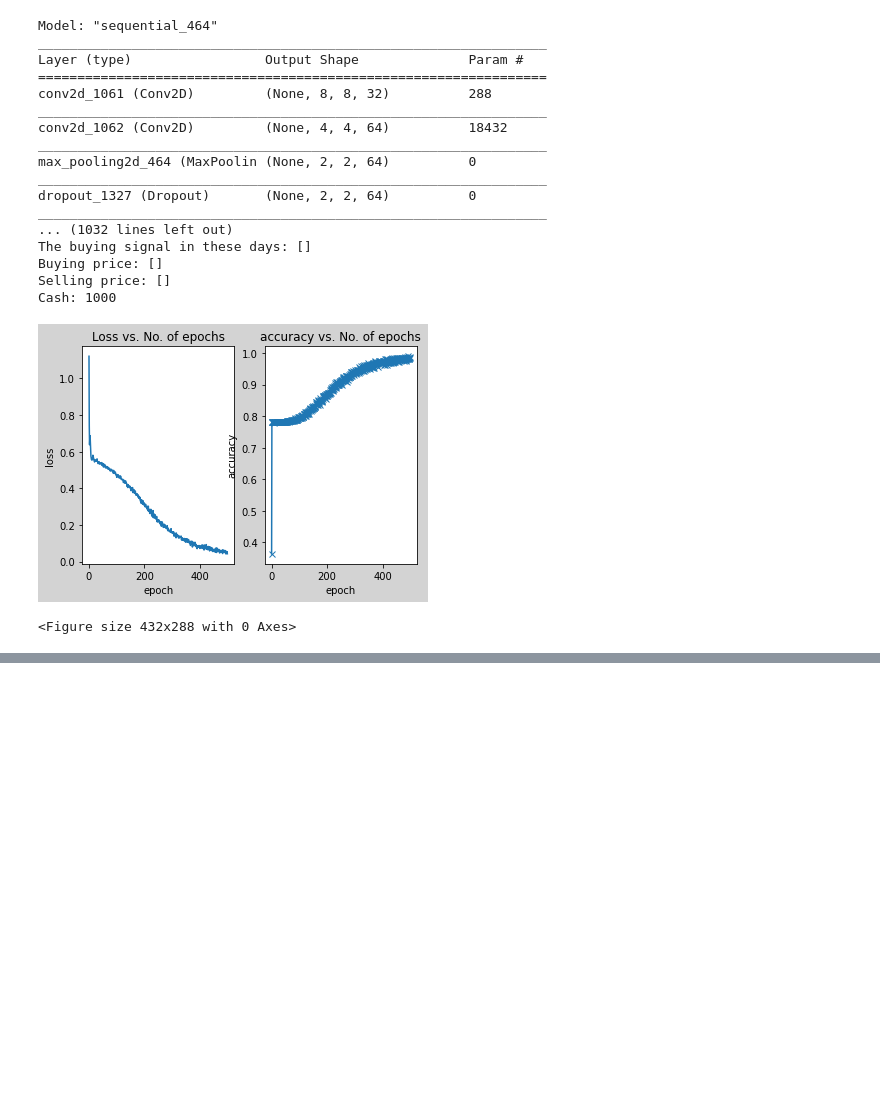
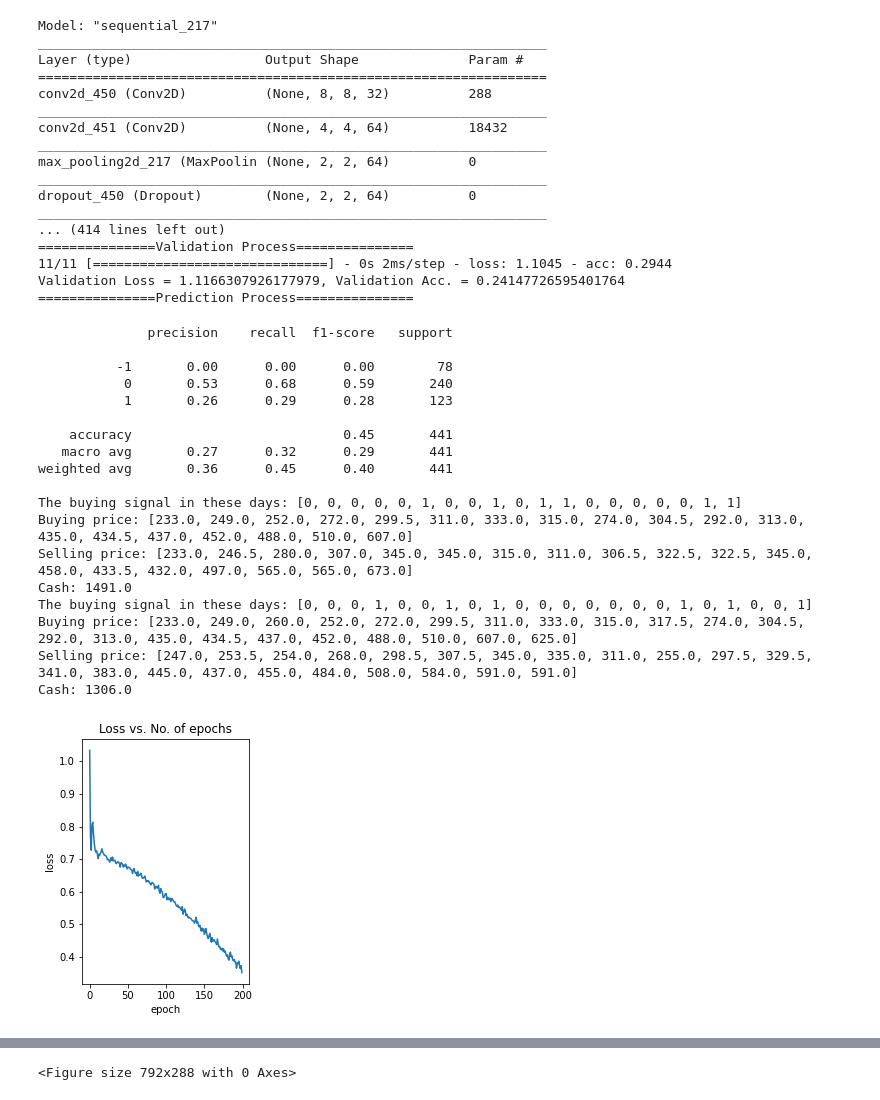
Before and after one commit to llffhh/Stock-Prediction-by-CNN-Study, a Jupyter notebook: stock_AI.ipynb, the cells around one changed output, grey strips where cells are left out. Saved outputs shown, nothing was run; the diff lists cells and outputs as text; code cells hidden in the pictures; blank space fills up the shorter version.

```diff
--- a/stock_AI.ipynb
+++ b/stock_AI.ipynb
@@ -800,11 +815,13 @@ class Model():
 print(Model.net().summary())
 
 # Training progress
+print("===============Training Process===============")
 from keras import utils
 ten_y=utils.to_categorical(train_y,3)
-train_history = Model.net().fit(x=train_x,y=ten_y,batch_size=1028,epochs=500,shuffle=False)
+train_history = Model.net().fit(x=train_x,y=ten_y,batch_size=1028,epochs=200,shuffle=False)
 
 # validation progress
+print("===============Validation Process===============")
 from keras import utils
 list_cv_y=utils.to_categorical(cv_y,3)
 
@@ -816,6 +833,7 @@ validation_loss, validation_acc = Model.net().evaluate(list_cv_x,list_cv_y)
 print("Validation Loss = {}, Validation Acc. = {}".format(validation_loss,validation_acc))
 
 # Predict progress
+print("===============Prediction Process===============")
 list_test_y=utils.to_categorical(test_y,3)  # 0, 1, -1
 
 list_test_x=[]
@@ -835,37 +853,35 @@ for i in range(len(pre_y_label)):
 # print("pred y label:",pre_y_label)
 
 # print(pre_y)
-metric = tfa.metrics.F1Score(num_classes=3)
-metric.update_state(list_test_y, pre_y)
-result = metric.result()
-test_loss, test_acc = Model.net().evaluate(list_test_x,list_test_y)
-print("Test Loss = {}, Test Acc. = {}".format(test_loss,test_acc))
-print("F1Score --> 0: {}, 1: {}, -1: {}".format(result.numpy()[0],result.numpy()[1],result.numpy()[2]))
+# metric = tfa.metrics.F1Score(num_classes=3)
+# metric.update_state(list_test_y, pre_y)
+# result = metric.result()
+# test_loss, test_acc = Model.net().evaluate(list_test_x,list_test_y)
+# print("Test Loss = {}, Test Acc. = {}".format(test_loss,test_acc))
+# print("F1Score --> 0: {}, 1: {}, -1: {}".format(result.numpy()[0],result.numpy()[1],result.numpy()[2]))
 
 from sklearn.metrics import classification_report
-from sklearn.metrics import confusion_matrix
-ConfusionMatrix = confusion_matrix(test_y,pre_y_label)
-# print(confusion_matrix(test_y,pre_y_label))
 print(classification_report(test_y, pre_y_label))
 
 
 # losses = [x['loss'] for x in train_history.history]
 losses = list(train_history.history['loss'])
 accuracies = list(train_history.history['acc'])
-plt.figure(facecolor='lightgray')
-plt.subplot(1,2,1)
+plt.figure(facecolor='white',figsize=(3,4.5))
+# plt.subplot(1,2,1)
 plt.plot(losses)
 plt.xlabel('epoch')
 plt.ylabel('loss')
 plt.title('Loss vs. No. of epochs');
-plt.subplot(1,2,2)
+# plt.subplot(1,2,2)
+plt.figure(facecolor='white',figsize=(3,4.5))
 plt.plot(accuracies, '-x')
-plt.xlabel('epoch')
+plt.xlabel('epoch',)
 plt.ylabel('accuracy')
 plt.title('accuracy vs. No. of epochs');
 
 # draw the signal and pred_y_label
-plt.figure(facecolor='lightgray')
+plt.figure(facecolor='white',figsize=(11,4))
 start = len(StockTechRet_Nonan)-len(test_x)
 end = len(StockTechRet_Nonan)
 price = StockTechRet_Nonan.close[start:end]
@@ -873,46 +889,62 @@ date = StockTechRet_Nonan.index[start:end]
 signal = StockTechRet_Nonan.triple_barrier_signal[start:end]
 predy = pre_y_label
 fig, ax = plt.subplots(constrained_layout=True)
 ax.plot(date,price,label='price')
 ax1 = ax.twinx()
 ax1.plot(date,signal,'r',marker = 'o',label = "signal")
 ax1.plot(date,predy,'b',label = 'pred_y')
-ax.legend()
-ax1.legend()
+ax1.legend(loc = 1)
 ax.set_xlabel('Date')
 ax.set_ylabel('Closed Price')
 ax1.set_ylabel('Signal')
 # ax.xaxis.set_major_locator(mdates.MonthLocator(date))
 mp.grid()
 
 # Calculate the Financial Result
-FinancialTesting(StockTechRet_Nonan[start:end],10,1000,1,20,1).process()
+FinancialTesting(StockTechRet_Nonan[start:end],20,1000,1,20,1).process()
 Pred_DataFrame = pd.DataFrame(StockTechRet_Nonan.index[start:end])
 Pred_DataFrame = Pred_DataFrame.set_index('Date')
 Pred_DataFrame['close'] = StockTechRet_Nonan.close[start:end]
 Pred_DataFrame['triple_barrier_sell_time'] = StockTechRet_Nonan.triple_barrier_sell_time[start:end]
 Pred_DataFrame['triple_barrier_signal'] = pre_y_label
-FinancialTesting(Pred_DataFrame,10,1000,1,20,1).process()
+FinancialTesting(Pred_DataFrame,20,1000,1,20,1).process()
 
 # Plot the Confusion Matrix
 # plot_confusion_matrix(ConfusionMatrix, normalize = False, target_names = ['stop loss', 'hold', 'stop profit'], title = "Confusion Matrix")
 # %% [output]
-Model: "sequential_464"
+Model: "sequential_217"
 _________________________________________________________________
 Layer (type)                 Output Shape              Param #
 =================================================================
-conv2d_1061 (Conv2D)         (None, 8, 8, 32)          288
+conv2d_450 (Conv2D)          (None, 8, 8, 32)          288
 _________________________________________________________________
-conv2d_1062 (Conv2D)         (None, 4, 4, 64)          18432
+conv2d_451 (Conv2D)          (None, 4, 4, 64)          18432
 _________________________________________________________________
-max_pooling2d_464 (MaxPoolin (None, 2, 2, 64)          0
+max_pooling2d_217 (MaxPoolin (None, 2, 2, 64)          0
 _________________________________________________________________
-dropout_1327 (Dropout)       (None, 2, 2, 64)          0
+dropout_450 (Dropout)        (None, 2, 2, 64)          0
 _________________________________________________________________
-... (1032 lines left out)
-The buying signal in these days: []
-Buying price: []
-Selling price: []
-Cash: 1000
+... (414 lines left out)
+===============Validation Process===============
+11/11 [==============================] - 0s 2ms/step - loss: 1.1045 - acc: 0.2944
+Validation Loss = 1.1166307926177979, Validation Acc. = 0.24147726595401764
+===============Prediction Process===============
+              precision    recall  f1-score   support
+
+          -1       0.00      0.00      0.00        78
+           0       0.53      0.68      0.59       240
+           1       0.26      0.29      0.28       123
+
+    accuracy                           0.45       441
+   macro avg       0.27      0.32      0.29       441
+weighted avg       0.36      0.45      0.40       441
+
+The buying signal in these days: [0, 0, 0, 0, 0, 1, 0, 0, 1, 0, 1, 1, 0, 0, 0, 0, 0, 1, 1]
+Buying price: [233.0, 249.0, 252.0, 272.0, 299.5, 311.0, 333.0, 315.0, 274.0, 304.5, 292.0, 313.0, 435.0, 434.5, 437.0, 452.0, 488.0, 510.0, 607.0]
+Selling price: [233.0, 246.5, 280.0, 307.0, 345.0, 345.0, 315.0, 311.0, 306.5, 322.5, 322.5, 345.0, 458.0, 433.5, 432.0, 497.0, 565.0, 565.0, 673.0]
+Cash: 1491.0
+The buying signal in these days: [0, 0, 0, 1, 0, 0, 1, 0, 1, 0, 0, 0, 0, 0, 0, 0, 1, 0, 1, 0, 0, 1]
+Buying price: [233.0, 249.0, 260.0, 252.0, 272.0, 299.5, 311.0, 333.0, 315.0, 317.5, 274.0, 304.5, 292.0, 313.0, 435.0, 434.5, 437.0, 452.0, 488.0, 510.0, 607.0, 625.0]
+Selling price: [247.0, 253.5, 254.0, 268.0, 298.5, 307.5, 345.0, 335.0, 311.0, 255.0, 297.5, 329.5, 341.0, 383.0, 445.0, 437.0, 455.0, 484.0, 508.0, 584.0, 591.0, 591.0]
+Cash: 1306.0
-[figure, old version]
+[figure, new version]
-<Figure size 432x288 with 0 Axes>
@@ -919,0 +952 @@ Cash: 1000
+<Figure size 792x288 with 0 Axes>
```
Also changed, not shown: parts of 8 cells of this notebook.
